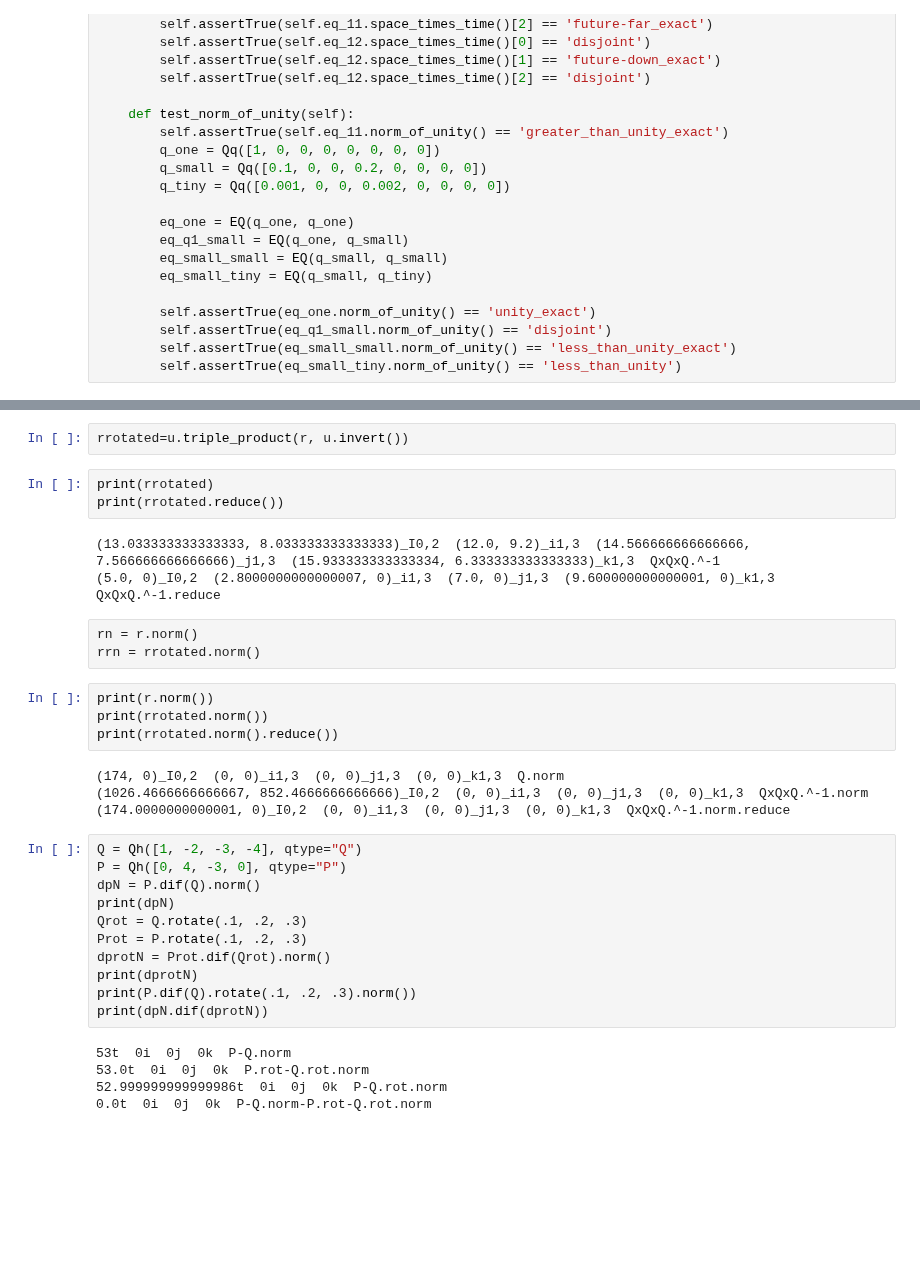
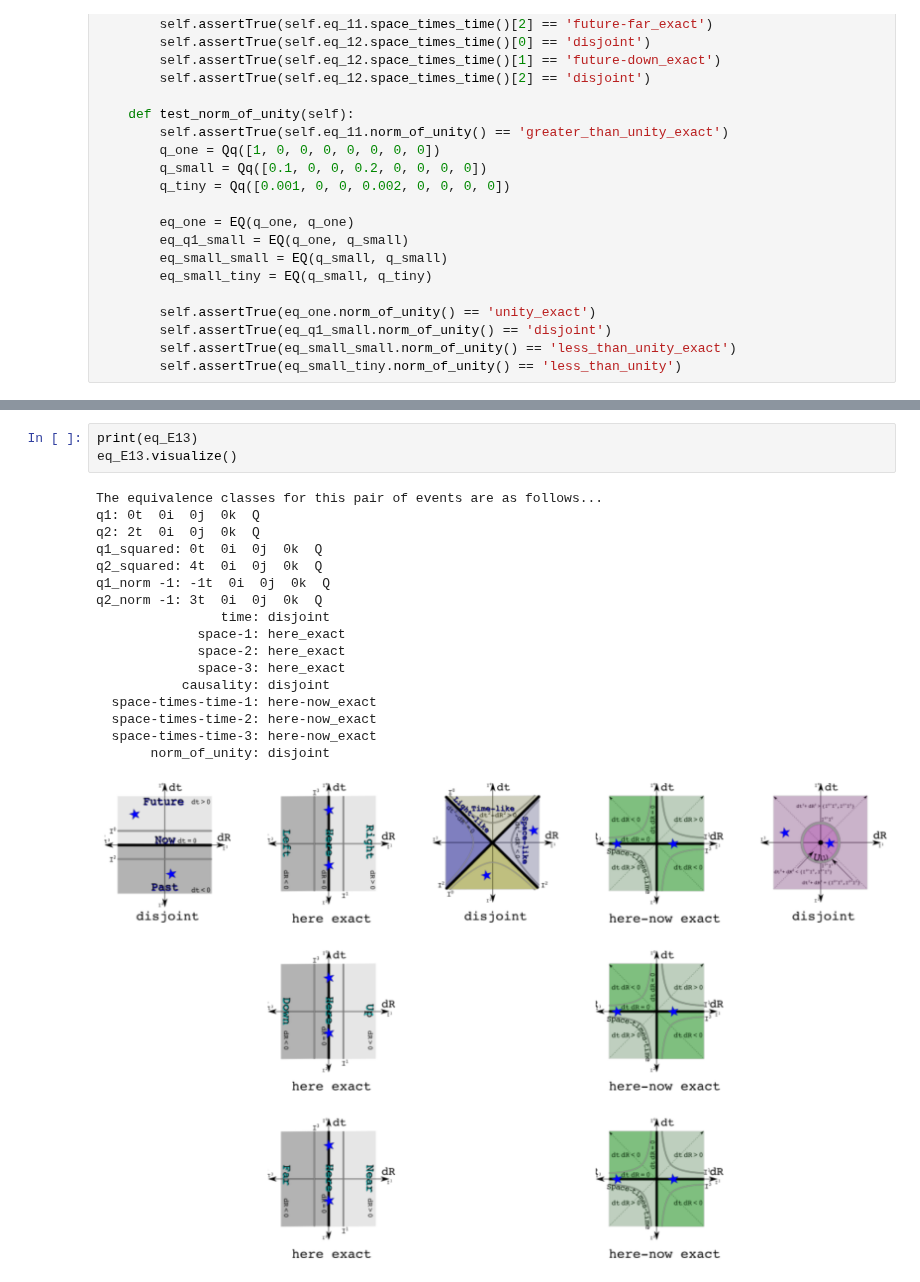
Before and after one commit to dougsweetser/ipq, a Jupyter notebook: q_notebook/Q_tool_devo.ipynb, the cells around one changed output, grey strips where cells are left out. Saved outputs shown, nothing was run; the diff lists cells and outputs as text; blank space fills up the shorter version.

```diff
--- a/q_notebook/Q_tool_devo.ipynb
+++ b/q_notebook/Q_tool_devo.ipynb
@@ -1914,35 +1823,21 @@ r=Qq([5,6,7,8])
-# %%
-rrotated=u.triple_product(r, u.invert())
-# %%
-print(rrotated)
-print(rrotated.reduce())
-# %% [output]
-(13.033333333333333, 8.033333333333333)_I0,2  (12.0, 9.2)_i1,3  (14.566666666666666, 7.566666666666666)_j1,3  (15.933333333333334, 6.333333333333333)_k1,3  QxQxQ.^-1
-(5.0, 0)_I0,2  (2.8000000000000007, 0)_i1,3  (7.0, 0)_j1,3  (9.600000000000001, 0)_k1,3  QxQxQ.^-1.reduce
-# %% [raw]
-rn = r.norm()
-rrn = rrotated.norm()
-# %%
-print(r.norm())
-print(rrotated.norm())
-print(rrotated.norm().reduce())
-# %% [output]
-(174, 0)_I0,2  (0, 0)_i1,3  (0, 0)_j1,3  (0, 0)_k1,3  Q.norm
-(1026.4666666666667, 852.4666666666666)_I0,2  (0, 0)_i1,3  (0, 0)_j1,3  (0, 0)_k1,3  QxQxQ.^-1.norm
-(174.0000000000001, 0)_I0,2  (0, 0)_i1,3  (0, 0)_j1,3  (0, 0)_k1,3  QxQxQ.^-1.norm.reduce
-# %%
-Q = Qh([1, -2, -3, -4], qtype="Q")
-P = Qh([0, 4, -3, 0], qtype="P")
-dpN = P.dif(Q).norm()
-print(dpN)
-Qrot = Q.rotate(.1, .2, .3)
-Prot = P.rotate(.1, .2, .3)
-dprotN = Prot.dif(Qrot).norm()
-print(dprotN)
-print(P.dif(Q).rotate(.1, .2, .3).norm())
-print(dpN.dif(dprotN))
-# %% [output]
-53t  0i  0j  0k  P-Q.norm
-53.0t  0i  0j  0k  P.rot-Q.rot.norm
-52.999999999999986t  0i  0j  0k  P-Q.rot.norm
-0.0t  0i  0j  0k  P-Q.norm-P.rot-Q.rot.norm
+# %%
+print(eq_E13)
+eq_E13.visualize()
+# %% [output]
+The equivalence classes for this pair of events are as follows...
+q1: 0t  0i  0j  0k  Q
+q2: 2t  0i  0j  0k  Q
+q1_squared: 0t  0i  0j  0k  Q
+q2_squared: 4t  0i  0j  0k  Q
+q1_norm -1: -1t  0i  0j  0k  Q
+q2_norm -1: 3t  0i  0j  0k  Q
+                time: disjoint
+             space-1: here_exact
+             space-2: here_exact
+             space-3: here_exact
+           causality: disjoint
+  space-times-time-1: here-now_exact
+  space-times-time-2: here-now_exact
+  space-times-time-3: here-now_exact
+       norm_of_unity: disjoint
+[figure, added]
```
Also changed, not shown: parts of 20 cells of this notebook.
